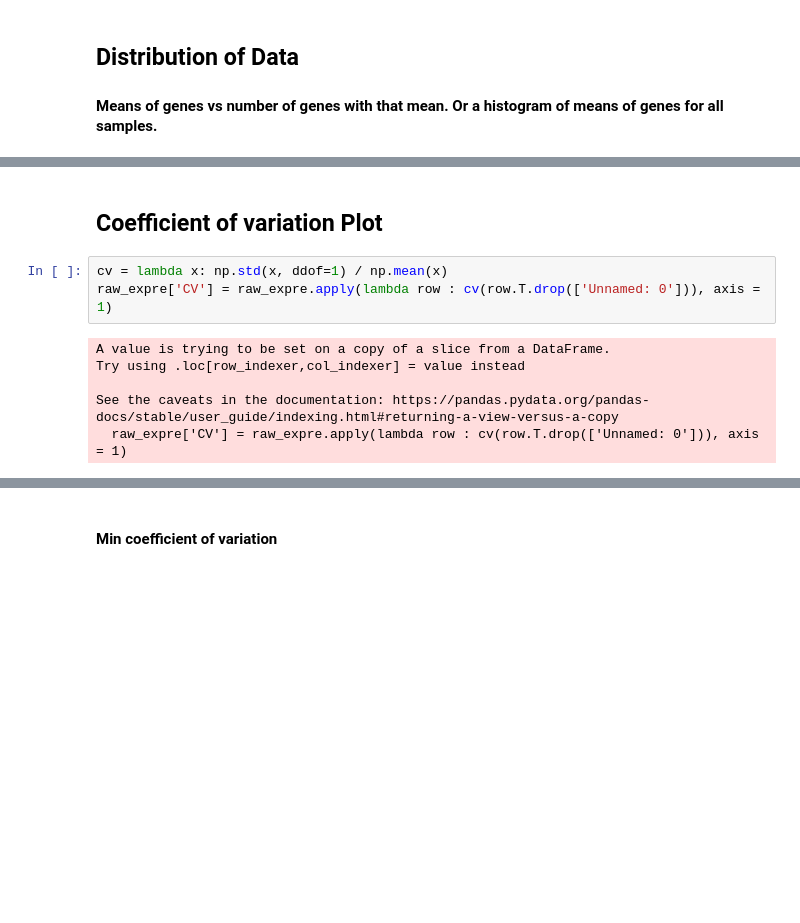
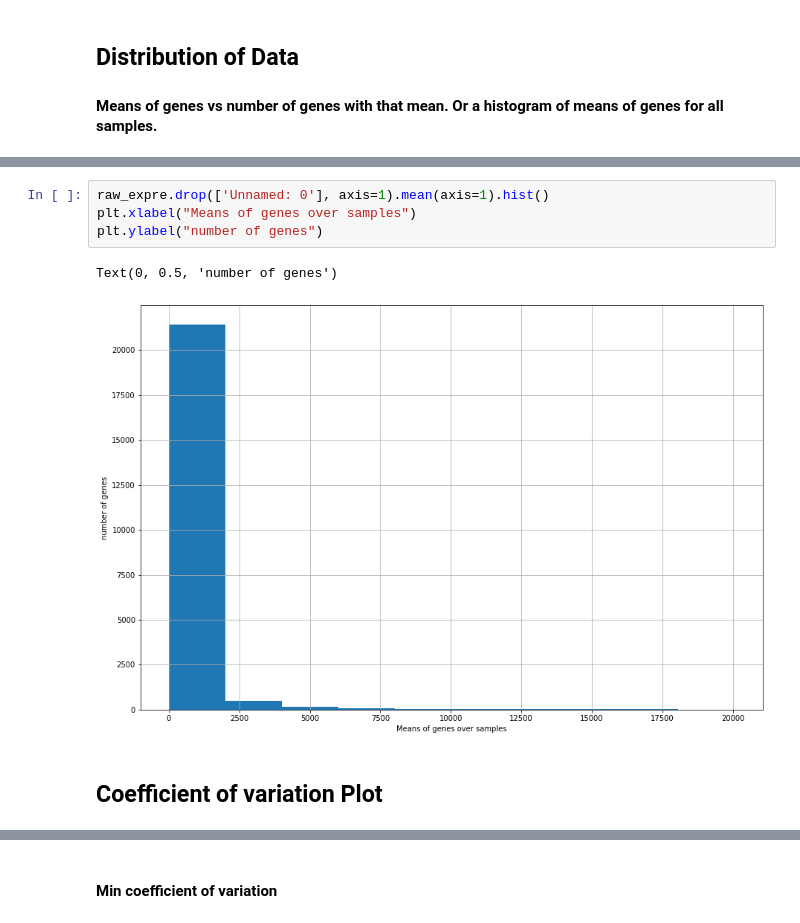
Before and after one commit to Nikunj-Gupta/Gene-Regulatory-Network-inference-in-Autoimmune-Diseases, a Jupyter notebook: plots_GSE10325.ipynb, the cells around one changed output, grey strips where cells are left out. Cells and saved outputs as stored; diff of their text form; blank space fills up the shorter version.

```diff
--- a/plots_GSE10325.ipynb
+++ b/plots_GSE10325.ipynb
@@ -134,11 +139,9 @@ raw_expre.T.drop(['Unnamed: 0']).T.mean().hist()
+# %%
+raw_expre.drop(['Unnamed: 0'], axis=1).mean(axis=1).hist()
+plt.xlabel("Means of genes over samples")
+plt.ylabel("number of genes")
+# %% [output]
+Text(0, 0.5, 'number of genes')
+[figure, added]
 # %% [markdown]
 ## Coefficient of variation Plot
-# %%
-cv = lambda x: np.std(x, ddof=1) / np.mean(x)
-raw_expre['CV'] = raw_expre.apply(lambda row : cv(row.T.drop(['Unnamed: 0'])), axis = 1)
-# %% [output]
-A value is trying to be set on a copy of a slice from a DataFrame.
-Try using .loc[row_indexer,col_indexer] = value instead
-
-See the caveats in the documentation: https://pandas.pydata.org/pandas-docs/stable/user_guide/indexing.html#returning-a-view-versus-a-copy
-  raw_expre['CV'] = raw_expre.apply(lambda row : cv(row.T.drop(['Unnamed: 0'])), axis = 1)
```
Also changed, not shown: parts of 12 cells of this notebook, 2 other files.
